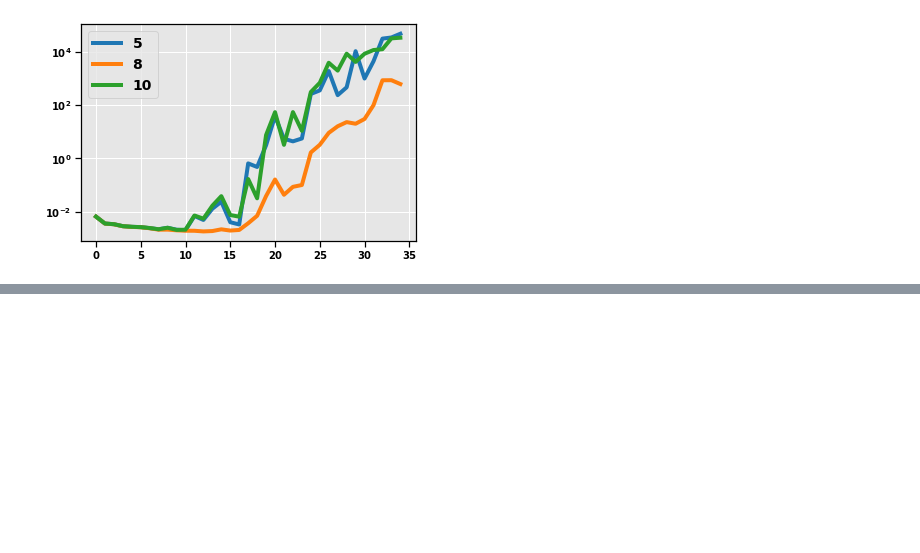
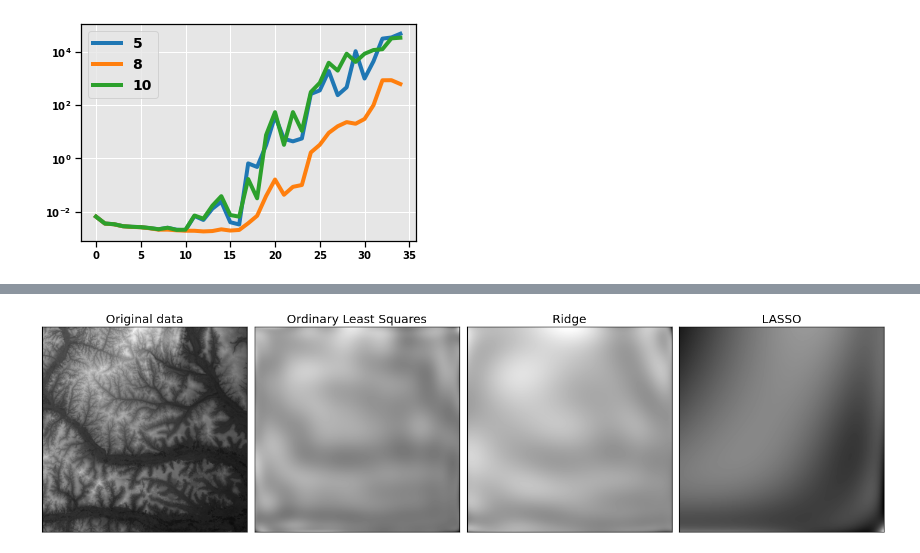
Before and after one commit to fonstelien/FYS-STK4155, a Jupyter notebook: project1/take2.ipynb, the cells around one changed output, grey strips where cells are left out. Drawn from its saved outputs; the diff is of its cells as text; code cells hidden in the pictures; blank space fills up the shorter version.

```diff
--- a/project1/take2.ipynb
+++ b/project1/take2.ipynb
@@ -1036,0 +946,4 @@ plt.show()
+# %%
+scaler = skl.preprocessing.StandardScaler()
+X = scaler.fit_transform(X)
+X[:,0] = 1
@@ -1036,0 +970,42 @@ plt.show()
+# %%
+'''Generating LASSO image'''
+
+best_mse_idx = np.argmin(lasso_df['test_mse_30'])
+best_mse_lambda_val = lasso_df.at[best_mse_idx, 'lambda']
+
+pn = 30
+sn = 5000
+X_down = X[:sn]
+X_down = truncate_to_poly(X_down, pn)
+z_down = z[:sn]
+
+lmd = best_mse_lambda_val
+skl_lasso_opts = {'max_iter':1E4, 'fit_intercept':False, 'warm_start':True, 'precompute':True, 'tol':.01, 'selection':'random', 'random_state':0}
+lasso = skl.linear_model.Lasso(alpha=lmd, **skl_lasso_opts)
+lasso.fit(X, z)
+beta_hat_lasso = np.ndarray((X_down.shape[1], 1))
+beta_hat_lasso[:,0] = lasso.coef_.ravel()
+
+x_dim, y_dim, z_norm = xyz_norm
+img_lasso = generate_image(pn, xyz_norm, beta_hat_lasso)
+img_lasso = img_lasso * z_norm
+img_lasso = img_lasso.astype(int)
+# %%
+img_original = imageio.imread(file_name)
+fig, axes = plt.subplots(nrows=1, ncols=4, figsize=WIDE_FIG, sharex=True, sharey=True)
+
+images = [img_original, img_ols, img_ridge, img_lasso]
+titles = ['Original data', 'Ordinary Least Squares', 'Ridge', 'LASSO']
+
+for ax, img, title in zip(axes, images, titles):
+    ax.set_title(title, fontsize=LARGE)
+    ax.imshow(img, cmap='gray')
+    ax.set_xlabel('')
+    ax.set_ylabel('')
+    ax.grid(False)
+    ax.tick_params(labelbottom=False, labelleft=False, axis=u'both', which=u'both',length=0)
+
+plt.tight_layout()
+plt.show()
+# %% [output]
+[figure, added]
```
Also changed, not shown: parts of 19 cells of this notebook, 3 other files.
